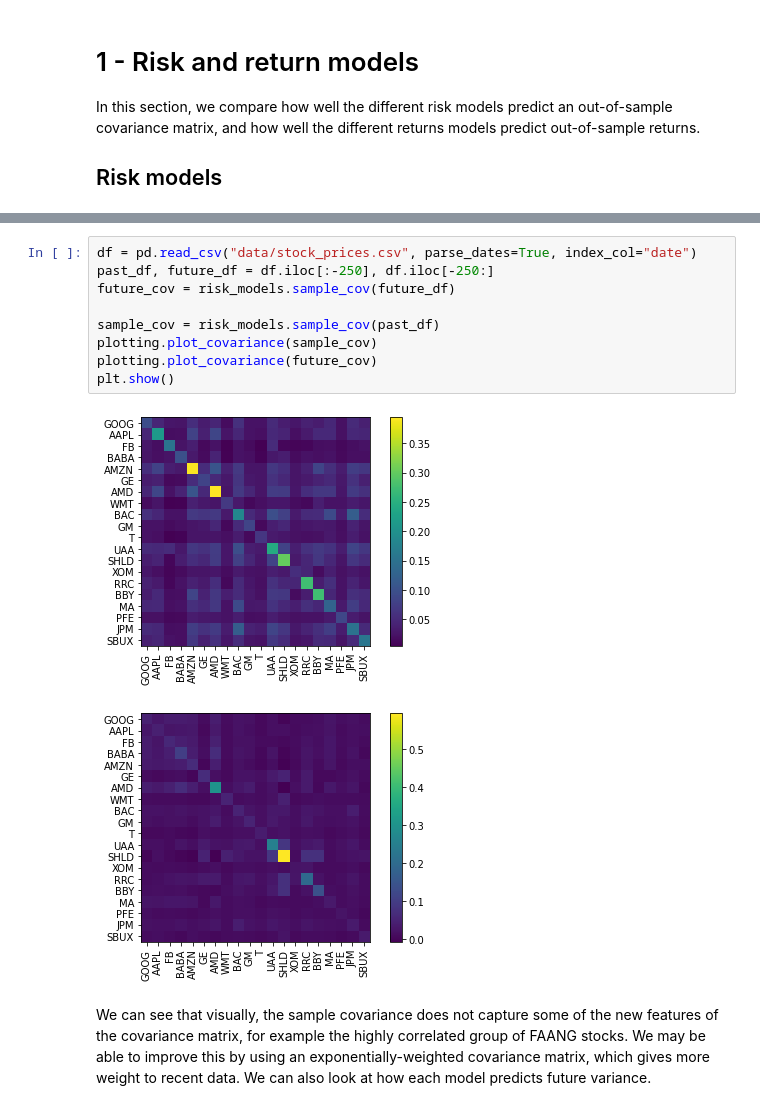
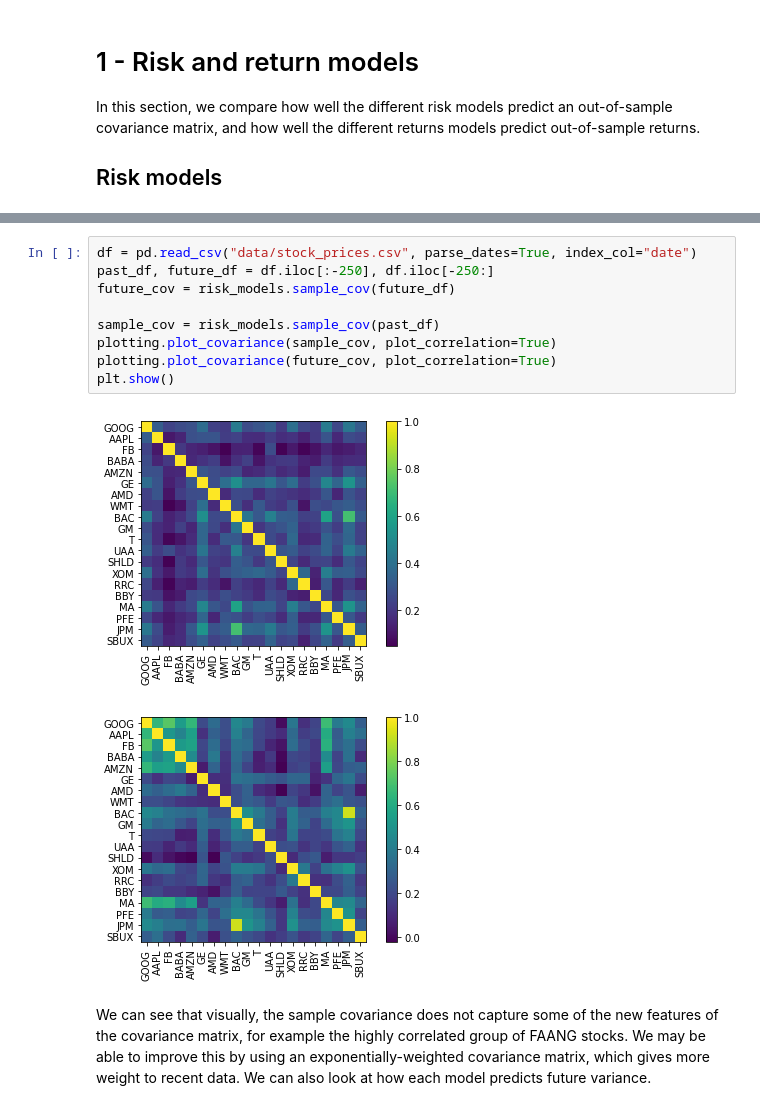
Before and after one commit to robertmartin8/PyPortfolioOpt, a Jupyter notebook: cookbook/1-RiskReturnModels.ipynb, the cells around one changed output, grey strips where cells are left out. Saved outputs shown, nothing was run; the diff lists cells and outputs as text.

```diff
--- a/cookbook/1-RiskReturnModels.ipynb
+++ b/cookbook/1-RiskReturnModels.ipynb
@@ -17,15 +17,15 @@ pypfopt.__version__
 # %%
 df = pd.read_csv("data/stock_prices.csv", parse_dates=True, index_col="date")
 past_df, future_df = df.iloc[:-250], df.iloc[-250:]
 future_cov = risk_models.sample_cov(future_df)
 
 sample_cov = risk_models.sample_cov(past_df)
-plotting.plot_covariance(sample_cov)
-plotting.plot_covariance(future_cov)
+plotting.plot_covariance(sample_cov, plot_correlation=True)
+plotting.plot_covariance(future_cov, plot_correlation=True)
 plt.show()
 # %% [output]
-[figure, old version]
+[figure, new version]
-[figure, old version]
+[figure, new version]
 # %% [markdown]
 We can see that visually, the sample covariance does not capture some of the new features of the covariance matrix, for example the highly correlated group of FAANG stocks. We may be able to improve this by using an exponentially-weighted covariance matrix, which gives more weight to recent data. We can also look at how each model predicts future variance.
 # %%
```
Also changed, not shown: parts of 6 cells of this notebook, 2 other files.
